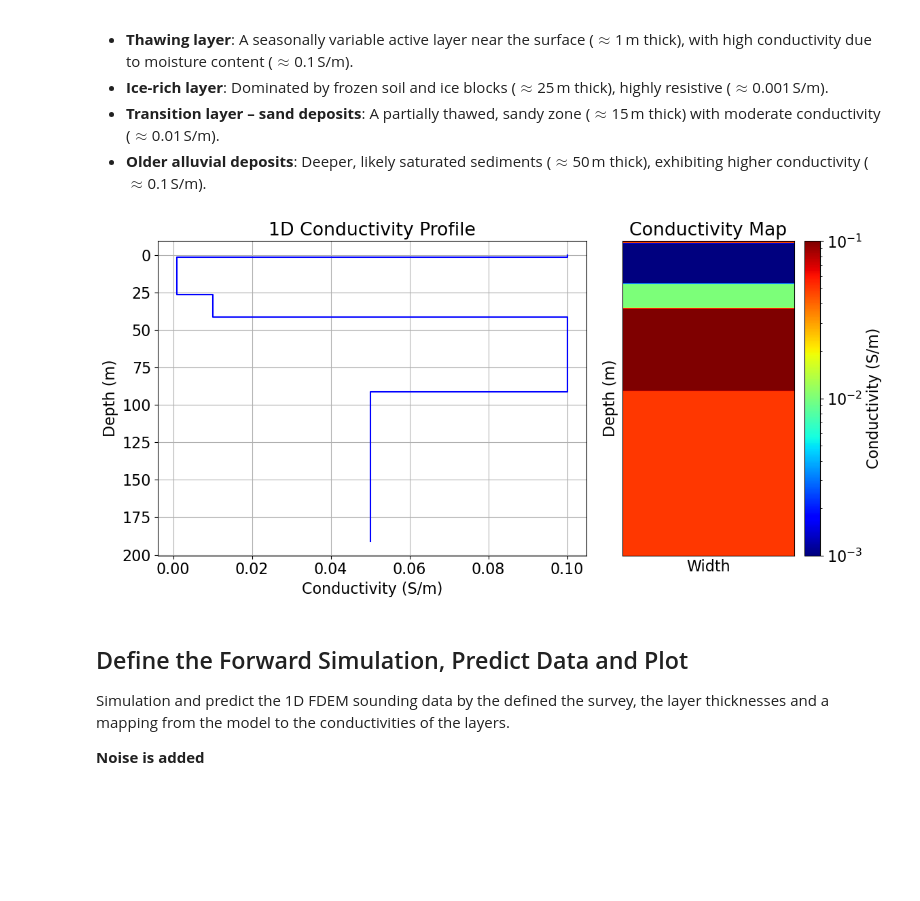
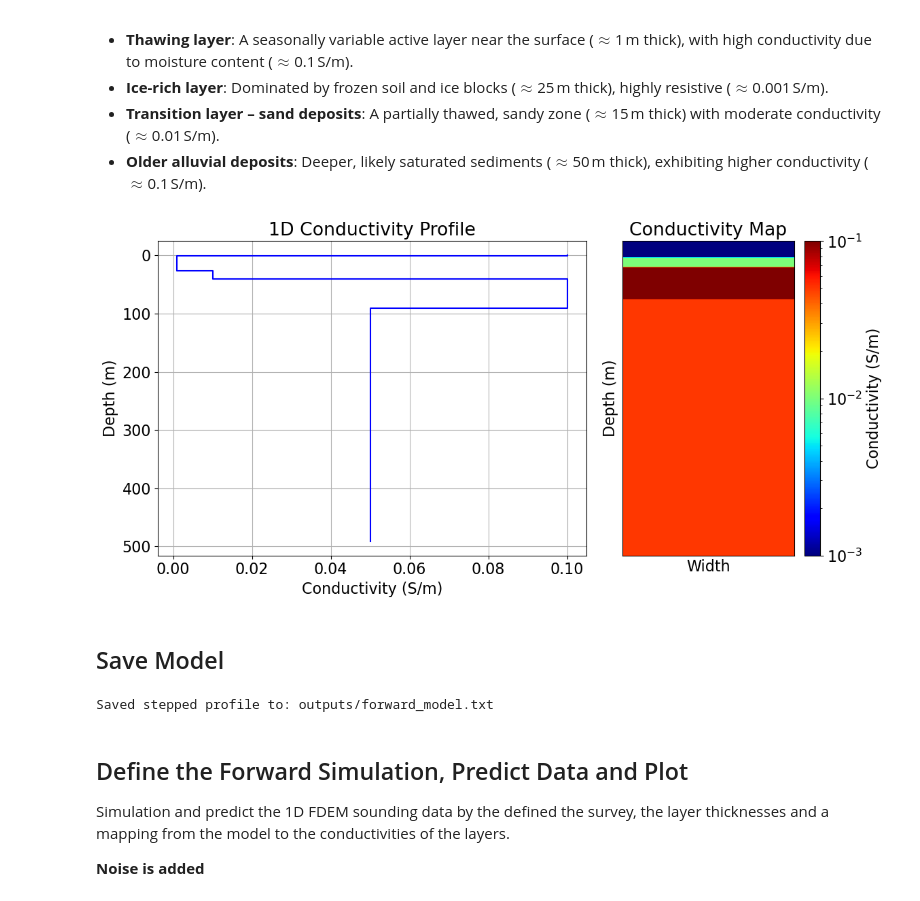
Before and after one commit to pablochanghuang/ITH_AEM, a Jupyter notebook: 1D_Forward_Simulation.ipynb, the cells around one changed output. Cells and saved outputs as stored; diff of their text form; code cells hidden in the pictures; blank space fills up the shorter version.

```diff
--- a/1D_Forward_Simulation.ipynb
+++ b/1D_Forward_Simulation.ipynb
@@ -118,15 +118,15 @@ layer_thickness_2 = 15
 layer_thickness_3 = 50
 
 #bacjkground thickness:
-background_thickness = 100
+background_thickness = 400
 # %%
 # Build single column vector
 depths = [
-    (layer_conductivity_0, layer_thickness_0),
-    (layer_conductivity_1, layer_thickness_1),
-    (layer_conductivity_2, layer_thickness_2),
-    (layer_conductivity_3, layer_thickness_3),
-    (background_conductivity, background_thickness)
+    [layer_conductivity_0, layer_thickness_0],
+    [layer_conductivity_1, layer_thickness_1],
+    [layer_conductivity_2, layer_thickness_2],
+    [layer_conductivity_3, layer_thickness_3],
+    [background_conductivity, background_thickness]
 ]
 
 # Matrix for plotting
@@ -140,7 +140,7 @@ for conductivity, thickness in depths:
 m = np.vstack(m_rows)
 
 #STepped profile for plooting
-thicknesses = np.array([t[1] for t in depths])
+thicknesses = np.array([d[1] for d in depths])
 model = np.array([t[0] for t in depths])
 
 layer_tops = np.r_[0.0, np.cumsum(thicknesses)]
@@ -155,34 +155,59 @@ for i in range(len(model)):
 
 #Plotting the profile and matrix
 fig, (ax1, ax2) = plt.subplots(1, 2, figsize=(12, 6), width_ratios=[2, 1])
 
 # 1. Stepped profile plot
 ax1.plot(values_stepped, depths_stepped, drawstyle='steps-post', color='blue')
 ax1.invert_yaxis()
 ax1.set_xlabel("Conductivity (S/m)")
 ax1.set_ylabel("Depth (m)")
 ax1.set_title("1D Conductivity Profile")
 ax1.grid(True)
 
 # 2. Color strip plot
 cmap = 'jet'
 norm = mcolors.LogNorm(vmin=m.min(), vmax=m.max())
 im = ax2.imshow(m, cmap=cmap, norm=norm, aspect='auto', origin='upper')
 
 ax2.set_title("Conductivity Map")
 ax2.set_xlabel("Width")
 ax2.set_ylabel("Depth (m)")
 ax2.set_xticks([])  # Hide x ticks for cleaner look
 ax2.set_yticks([])  # Hide y ticks for cleaner look
 
 # Colorbar for the color strip
 plt.colorbar(im, ax=ax2, label="Conductivity (S/m)")
 
 # Layout adjustment for a neat figure
 plt.tight_layout()
+plt.savefig("conductivity_plot.png", dpi=300)  # Save in same directory
 plt.show()
 # %% [output]
-[figure, old version]
+[figure, new version]
+# %% [markdown]
+## Save Model
+# %%
+write_output = True
+
+if write_output:
+    output_dir = "outputs"
+    os.makedirs(output_dir, exist_ok=True)
+
+    # Convert to 2-column format
+    stepped_data = np.c_[thicknesses, model]
+
+    # Save to text file
+    fname = os.path.join(output_dir, "forward_model.txt")
+    np.savetxt(
+        fname,
+        stepped_data,
+        fmt="%.4e",
+        header="DEPTH(m) CONDUCTIVITY(S/m)"
+    )
+
+    print(f"Saved stepped profile to: {fname}")
+# %% [output]
+Saved stepped profile to: outputs/forward_model.txt
 # %%
 #Not used the last thickness for simulation
 thicknesses = thicknesses[:-1]
```
Also changed, not shown: parts of 1 cell of this notebook, 8 other files.
